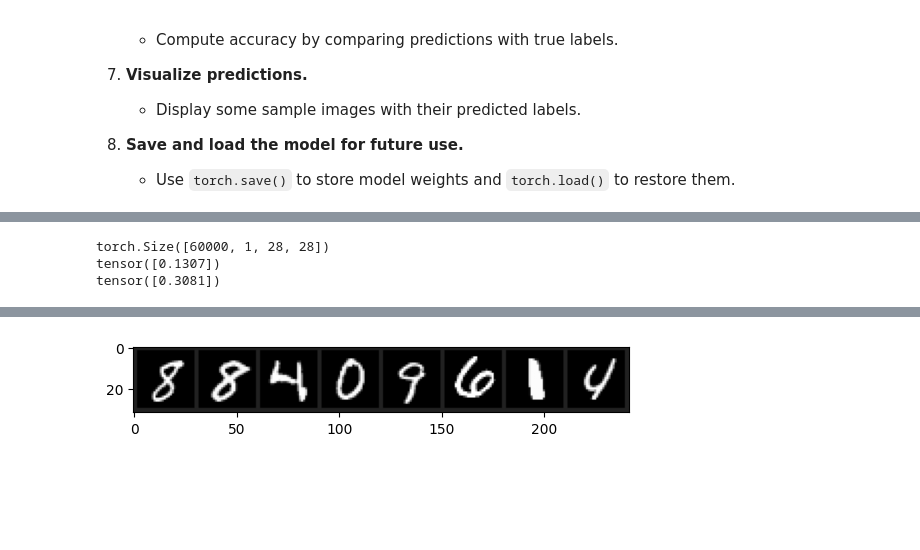
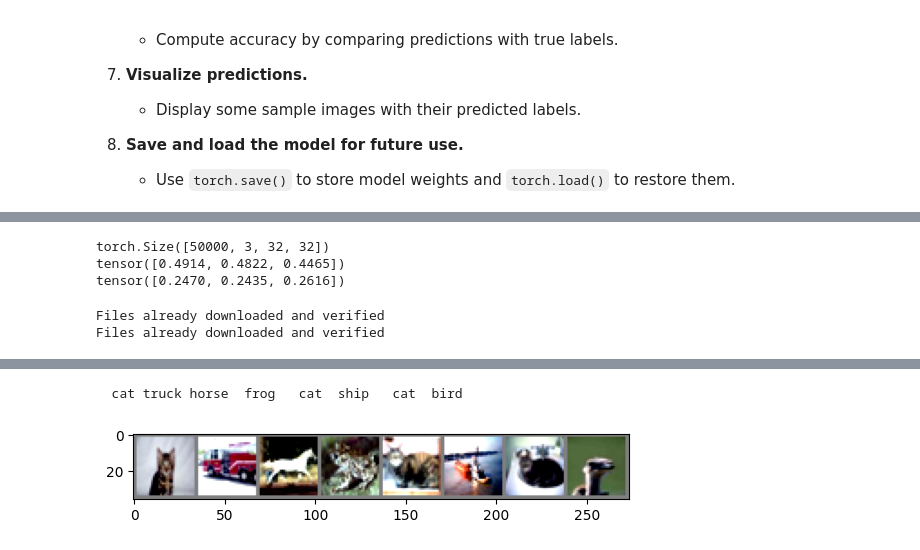
Before and after one commit to JussiKoo/deep_learning, a Jupyter notebook: Meeting2Task_1.ipynb, the cells around one changed output, grey strips where cells are left out. Saved outputs shown, nothing was run; the diff lists cells and outputs as text; code cells hidden in the pictures; blank space fills up the shorter version.

```diff
--- a/Meeting2Task_1.ipynb
+++ b/Meeting2Task_1.ipynb
@@ -155,4 +155,5 @@ import matplotlib
 # %%
 transform = transforms.Compose([transforms.ToTensor()])
 
-train = datasets.MNIST(root='./data', train=True, download=True, transform=transform)
+#train = datasets.MNIST(root='./data', train=True, download=True, transform=transform)
+train = datasets.CIFAR10(root='./data', train=True, download=True, transform=transform)
@@ -167,20 +171,23 @@ print(std)
 
 x = x.view(x.size(0), -1)
 # %% [output]
-torch.Size([60000, 1, 28, 28])
-tensor([0.1307])
-tensor([0.3081])
+torch.Size([50000, 3, 32, 32])
+tensor([0.4914, 0.4822, 0.4465])
+tensor([0.2470, 0.2435, 0.2616])
 # %%
 transform = transforms.Compose([
     transforms.ToTensor(),
     transforms.Normalize(mean, std)
 ])
 
-train = datasets.MNIST(root='./data', train=True, download=True, transform=transform)
-test = datasets.MNIST(root='./data', train=False, download=True, transform=transform)
+train = datasets.CIFAR10(root='./data', train=True, download=True, transform=transform)
+test = datasets.CIFAR10(root='./data', train=False, download=True, transform=transform)
 
-train_dataloader = DataLoader(train, batch_size=8, shuffle=True)
-test_dataloader = DataLoader(test, batch_size=8, shuffle=True)
+train_dataloader = DataLoader(train, batch_size=128, shuffle=True)
+test_dataloader = DataLoader(test, batch_size=128, shuffle=True)
+# %% [output]
+Files already downloaded and verified
+Files already downloaded and verified
 # %%
 class MLP(nn.Module):
     def __init__(self):
@@ -193,9 +205,9 @@ class MLP(nn.Module):
         return x
 # %%
-classes = ('0', '1', '2', '3', '4', '5', '6', '7', '8', '9')
+classes = ("ariplane", "automobile", "bird", "cat", "deer", "dog", "frog", "horse", "ship", "truck")
 
 def imshow(img):
-    img = img*std + mean     # unnormalize
+    img = img/2 + 0.5     # unnormalize
     npimg = img.numpy()
     plt.imshow(np.transpose(npimg, (1, 2, 0)))
 
@@ -204,6 +216,8 @@ def imshow(img):
 dataiter = iter(train_dataloader)
 images, labels = next(dataiter)
 
+images, labels = images[0:8], labels[0:8]
+
 # show images
 imshow(utils.make_grid(images))
 # print labels
@@ -213,4 +227,5 @@ print(' '.join('%5s' % classes[labels[j]] for j in range(8)))
+  cat truck horse  frog   cat  ship   cat  bird
-[figure, old version]
+[figure, new version]
 # %%
 mlp = MLP()
 
```
Also changed, not shown: parts of 7 cells of this notebook.
